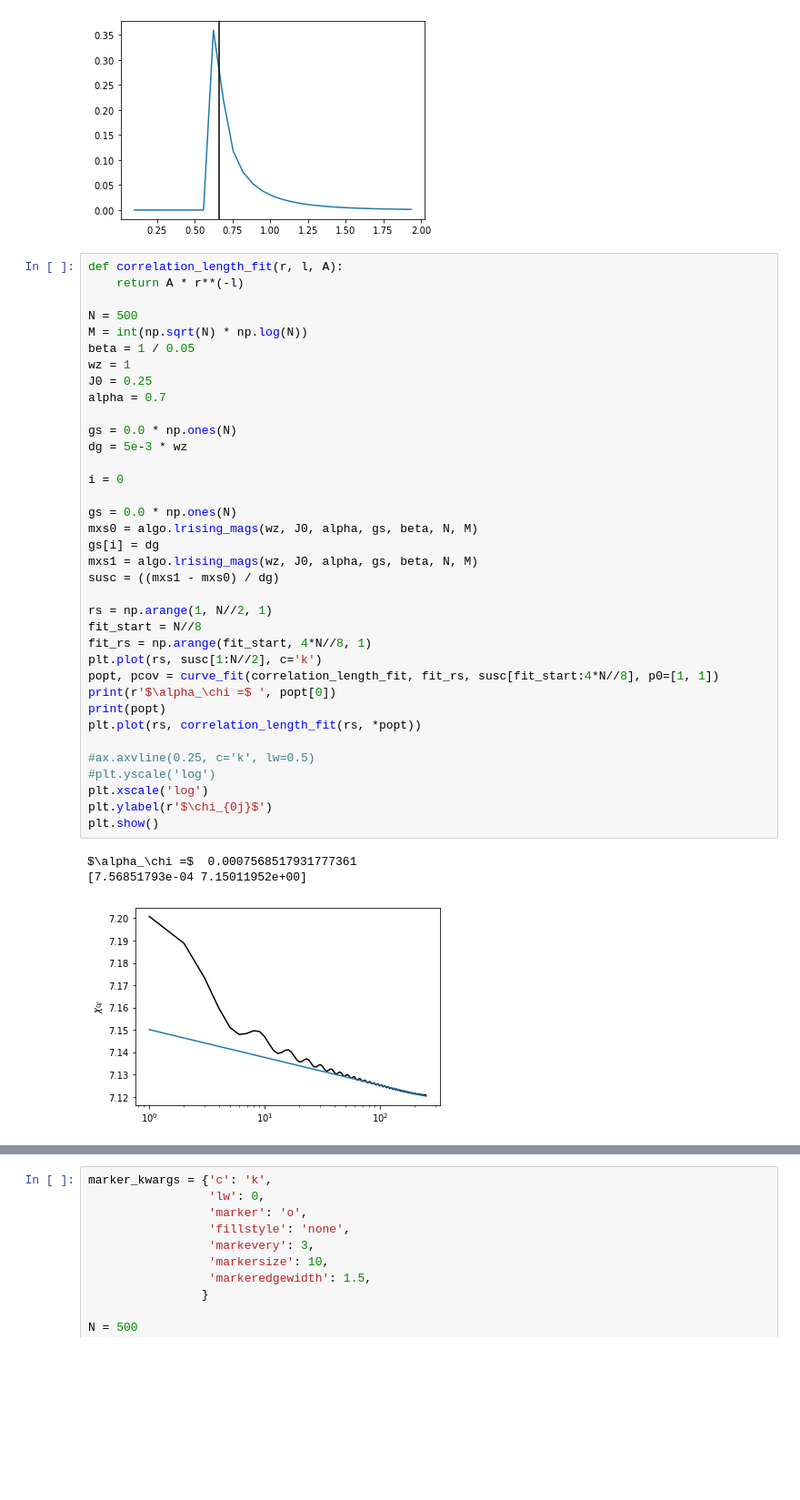
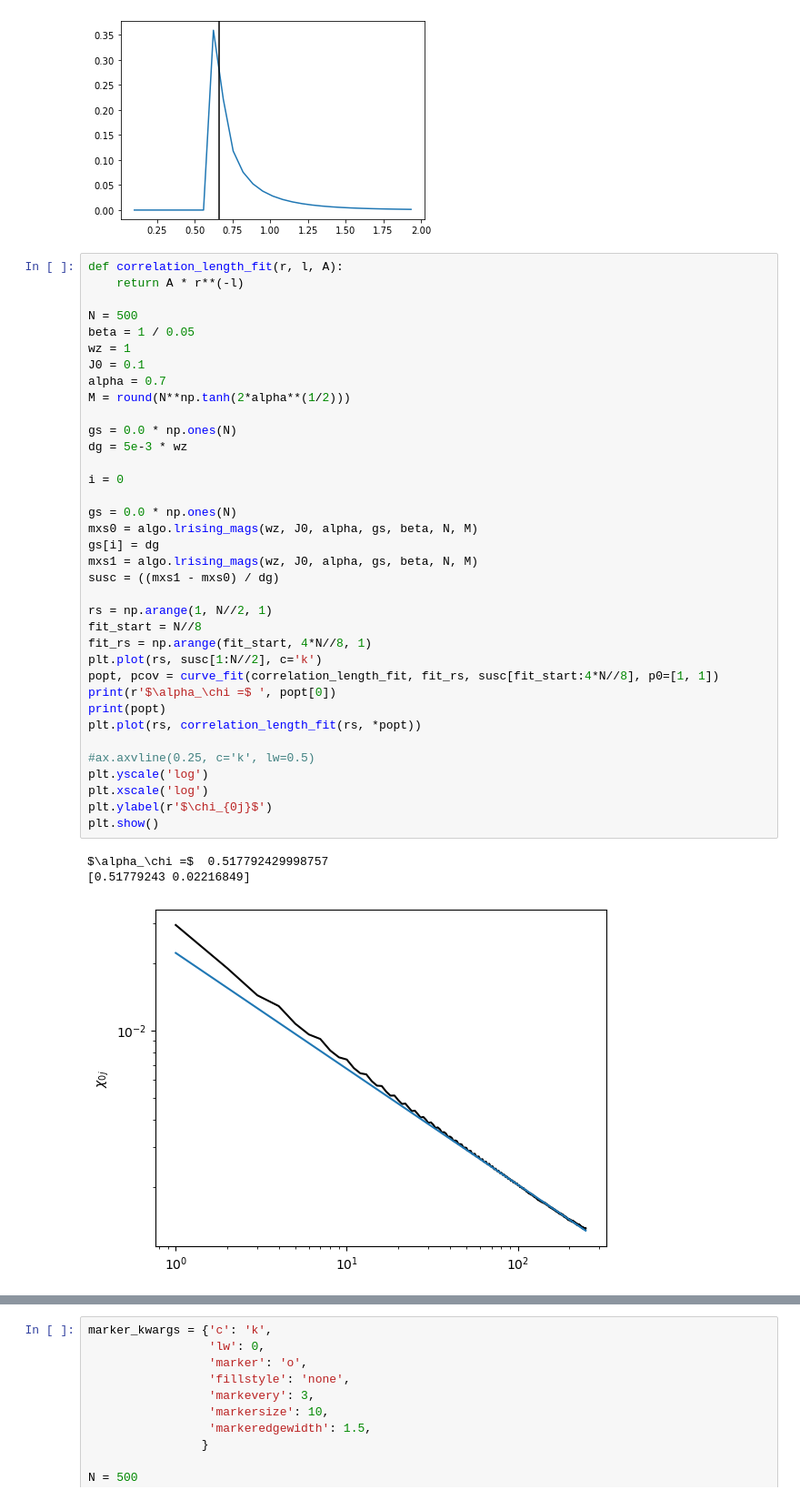
Before and after one commit to chuan97/long-range-ising, a Jupyter notebook: test.ipynb, the cells around one changed output, grey strips where cells are left out. Shown at 91% size. Cells and saved outputs as stored; diff of their text form; blank space fills up the shorter version.

Commit message:
Fix M = f(N) and susceptibility plot

```diff
--- a/test.ipynb
+++ b/test.ipynb
@@ -106,38 +106,38 @@ def correlation_length_fit(r, l, A):
     return A * r**(-l)
 
 N = 500
-M = int(np.sqrt(N) * np.log(N))
 beta = 1 / 0.05
 wz = 1
-J0 = 0.25
+J0 = 0.1
 alpha = 0.7
+M = round(N**np.tanh(2*alpha**(1/2)))
 
 gs = 0.0 * np.ones(N)
 dg = 5e-3 * wz
 
 i = 0
 
 gs = 0.0 * np.ones(N)
 mxs0 = algo.lrising_mags(wz, J0, alpha, gs, beta, N, M)
 gs[i] = dg
 mxs1 = algo.lrising_mags(wz, J0, alpha, gs, beta, N, M)
 susc = ((mxs1 - mxs0) / dg)
 
 rs = np.arange(1, N//2, 1)
 fit_start = N//8
 fit_rs = np.arange(fit_start, 4*N//8, 1)
 plt.plot(rs, susc[1:N//2], c='k')
 popt, pcov = curve_fit(correlation_length_fit, fit_rs, susc[fit_start:4*N//8], p0=[1, 1])
 print(r'$\alpha_\chi =$ ', popt[0])
 print(popt)
 plt.plot(rs, correlation_length_fit(rs, *popt))
 
 #ax.axvline(0.25, c='k', lw=0.5)
-#plt.yscale('log')
+plt.yscale('log')
 plt.xscale('log')
 plt.ylabel(r'$\chi_{0j}$')
 plt.show()
 # %% [output]
-$\alpha_\chi =$  0.0007568517931777361
-[7.56851793e-04 7.15011952e+00]
+$\alpha_\chi =$  0.517792429998757
+[0.51779243 0.02216849]
-[figure, old version]
+[figure, new version]
```
Also changed, not shown: parts of 2 cells of this notebook, 14 other files.
